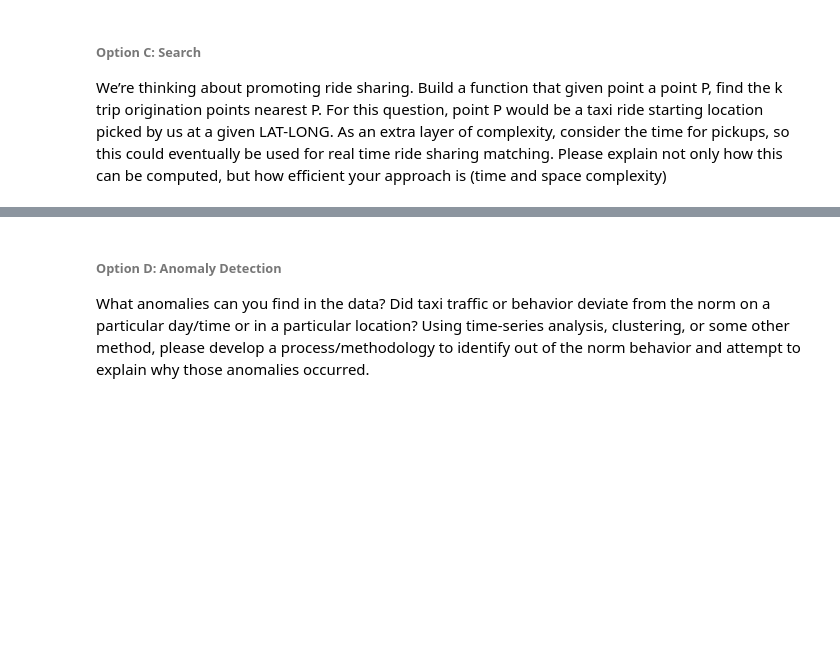
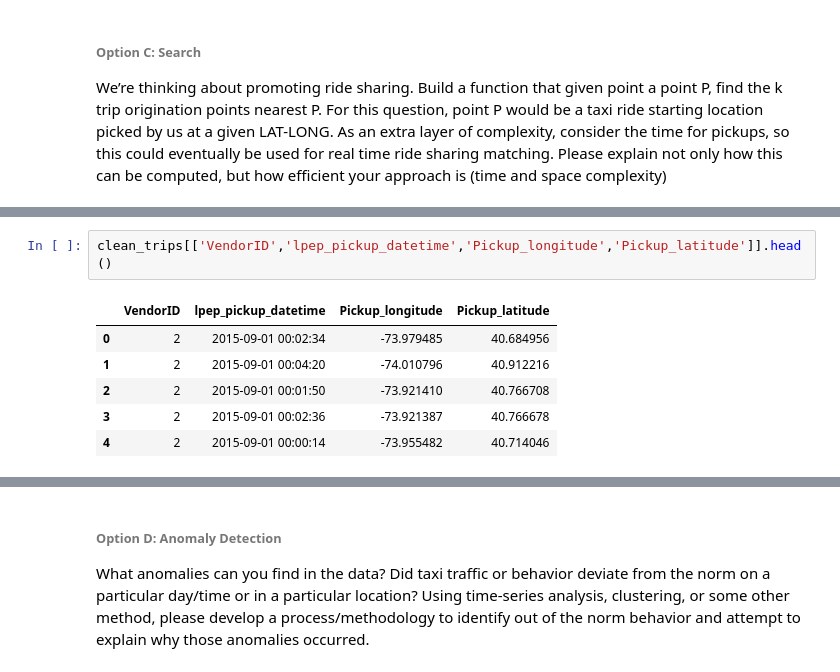
Before and after one commit to ah3200/nyc_green_taxi, a Jupyter notebook: data_analysis.ipynb, the cells around one changed output, grey strips where cells are left out. Saved outputs shown, nothing was run; the diff lists cells and outputs as text; blank space fills up the shorter version.

```diff
--- a/data_analysis.ipynb
+++ b/data_analysis.ipynb
@@ -734,0 +751,9 @@ Please explain not only how this can be computed, but how efficient your approac
+# %%
+clean_trips[['VendorID','lpep_pickup_datetime','Pickup_longitude','Pickup_latitude']].head()
+# %% [output]
+|  | VendorID | lpep_pickup_datetime | Pickup_longitude | Pickup_latitude |
+| 0 | 2 | 2015-09-01 00:02:34 | -73.979485 | 40.684956 |
+| 1 | 2 | 2015-09-01 00:04:20 | -74.010796 | 40.912216 |
+| 2 | 2 | 2015-09-01 00:01:50 | -73.921410 | 40.766708 |
+| 3 | 2 | 2015-09-01 00:02:36 | -73.921387 | 40.766678 |
+| 4 | 2 | 2015-09-01 00:00:14 | -73.955482 | 40.714046 |
```
Also changed, not shown: parts of 16 cells of this notebook.
